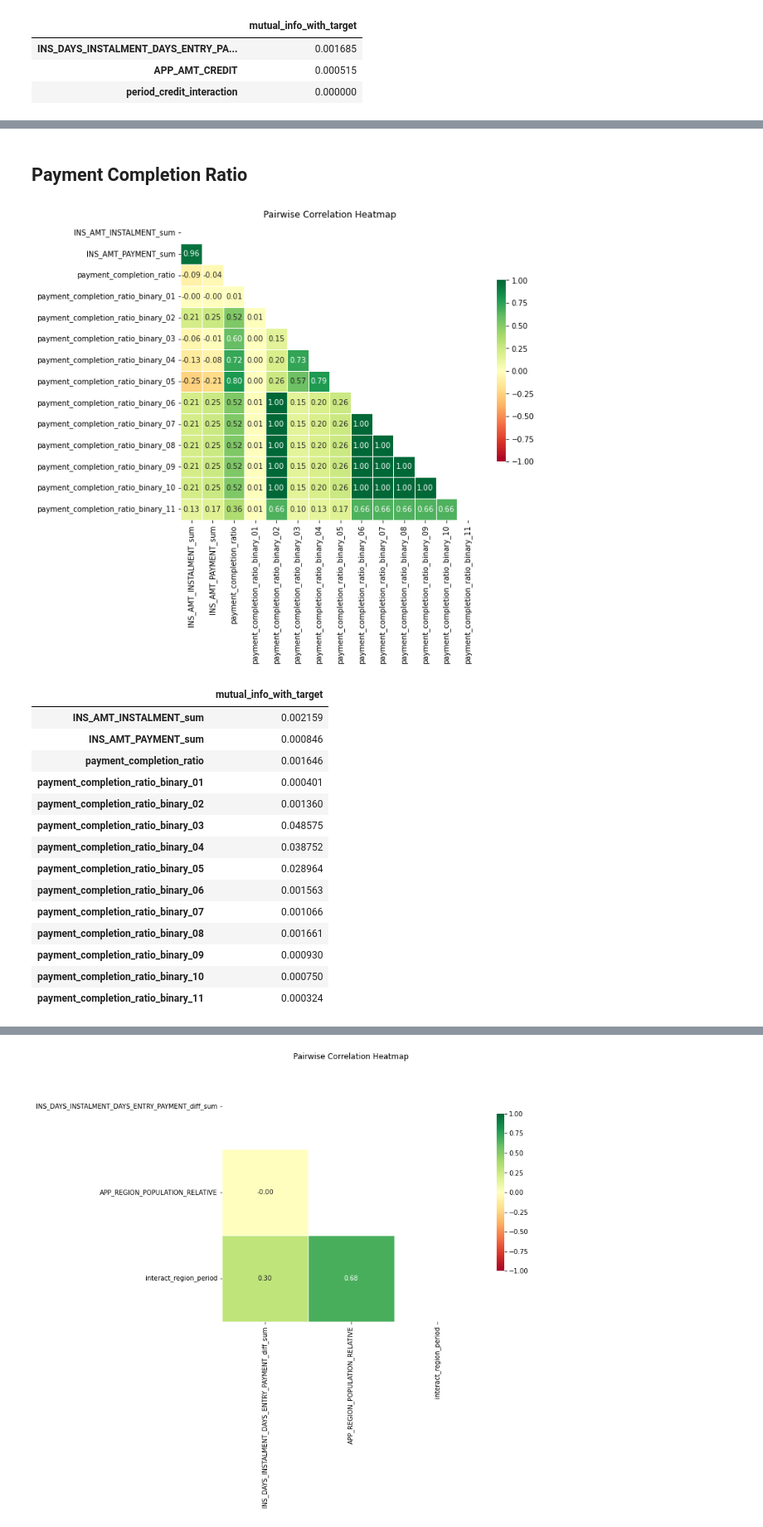
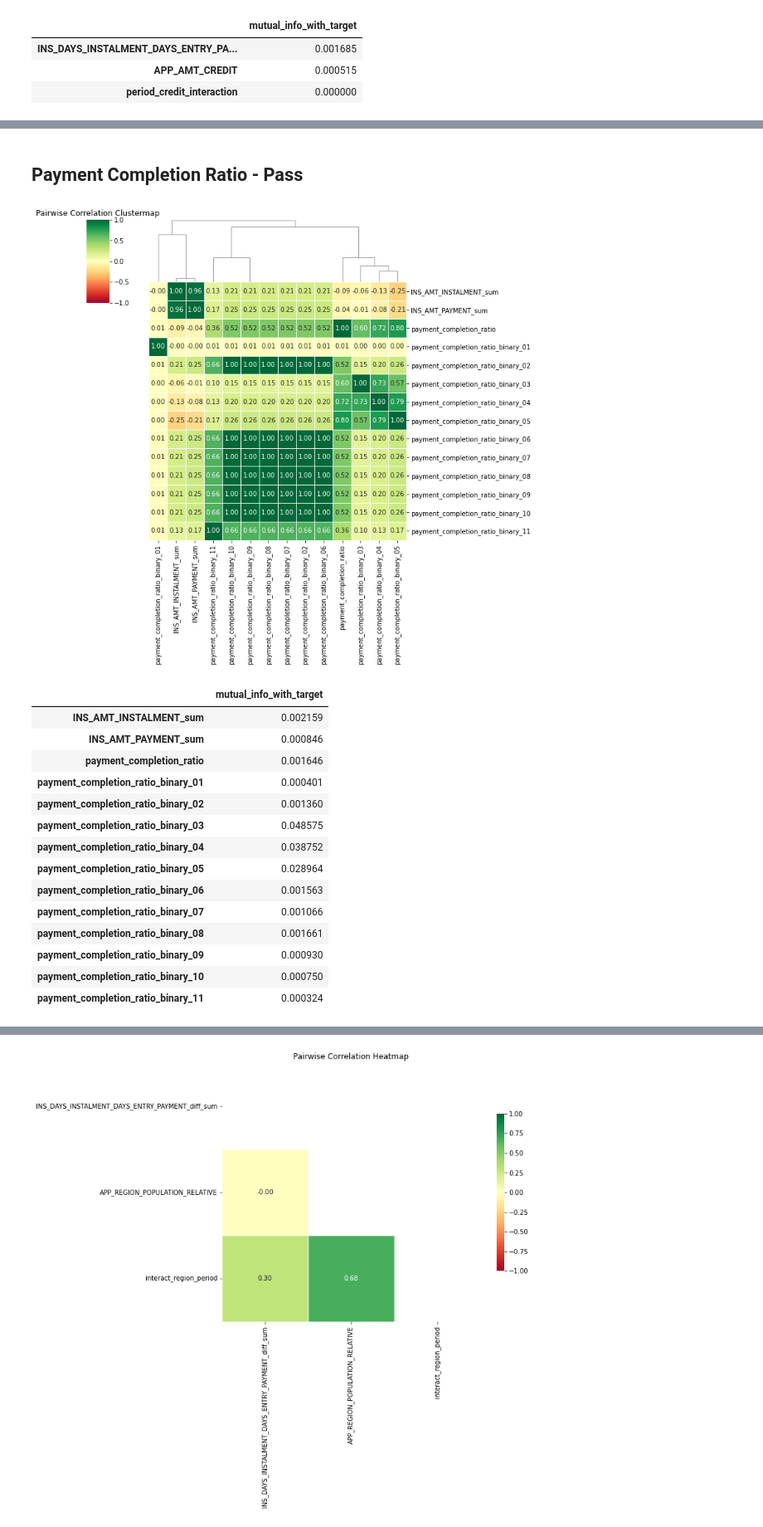
Before and after one commit to FUWENKAI6/MMF_Machine_Learning, a Jupyter notebook: data_EDA_Installment_part.ipynb, the cells around one changed output, grey strips where cells are left out. Shown at 83% size. Cells and saved outputs as stored; diff of their text form; code cells hidden in the pictures.

```diff
--- a/data_EDA_Installment_part.ipynb
+++ b/data_EDA_Installment_part.ipynb
@@ -658,37 +708,37 @@ tmp['payment_relative_income_binary_04'] = tmp['payment_relative_income'].apply(
 # %% [markdown]
-## Payment Completion Ratio
+## Payment Completion Ratio - Pass
 # %%
 tmp = cleaned_data.loc[:,['INS_AMT_INSTALMENT_sum', 'INS_AMT_PAYMENT_sum']]
 
 tmp['payment_completion_ratio'] = (tmp['INS_AMT_PAYMENT_sum'] + 0.01) / (tmp['INS_AMT_INSTALMENT_sum'] + 0.01)
 
 mean = tmp['payment_completion_ratio'].mean()
 median = tmp['payment_completion_ratio'].median()
 pct15 = tmp['payment_completion_ratio'].quantile(0.15)
 pct25 = tmp['payment_completion_ratio'].quantile(0.25)
 pct35 = tmp['payment_completion_ratio'].quantile(0.35)
 pct45 = tmp['payment_completion_ratio'].quantile(0.45)
 pct55 = tmp['payment_completion_ratio'].quantile(0.55)
 pct65 = tmp['payment_completion_ratio'].quantile(0.65)
 pct75 = tmp['payment_completion_ratio'].quantile(0.75)
 pct85 = tmp['payment_completion_ratio'].quantile(0.85)
 pct95 = tmp['payment_completion_ratio'].quantile(0.95)
 
 tmp['payment_completion_ratio_binary_01'] = tmp['payment_completion_ratio'].apply(lambda x: 1 if x > mean else 0) # Mean
 tmp['payment_completion_ratio_binary_02'] = tmp['payment_completion_ratio'].apply(lambda x: 1 if x > median else 0) # Median
 tmp['payment_completion_ratio_binary_03'] = tmp['payment_completion_ratio'].apply(lambda x: 1 if x > pct15 else 0) # 15 pct
 tmp['payment_completion_ratio_binary_04'] = tmp['payment_completion_ratio'].apply(lambda x: 1 if x > pct25 else 0) # 25 pct
 tmp['payment_completion_ratio_binary_05'] = tmp['payment_completion_ratio'].apply(lambda x: 1 if x > pct35 else 0) # 35 pct
 tmp['payment_completion_ratio_binary_06'] = tmp['payment_completion_ratio'].apply(lambda x: 1 if x > pct45 else 0) # 45 pct
 tmp['payment_completion_ratio_binary_07'] = tmp['payment_completion_ratio'].apply(lambda x: 1 if x > pct55 else 0) # 55 pct
 tmp['payment_completion_ratio_binary_08'] = tmp['payment_completion_ratio'].apply(lambda x: 1 if x > pct65 else 0) # 65 pct
 tmp['payment_completion_ratio_binary_09'] = tmp['payment_completion_ratio'].apply(lambda x: 1 if x > pct75 else 0) # 75 pct
 tmp['payment_completion_ratio_binary_10'] = tmp['payment_completion_ratio'].apply(lambda x: 1 if x > pct85 else 0) # 85 pct
 tmp['payment_completion_ratio_binary_11'] = tmp['payment_completion_ratio'].apply(lambda x: 1 if x > pct95 else 0) # 95 pct
 
-mutual_info(tmp, figsize = (9,9))
+mutual_info(tmp, figsize = (9,9), clustermap = True)
 # %% [output]
-[figure, old version]
+[figure, new version]
 |  | mutual_info_with_target |
 | INS_AMT_INSTALMENT_sum | 0.002159 |
 | INS_AMT_PAYMENT_sum | 0.000846 |
```
Also changed, not shown: parts of 25 cells of this notebook.
